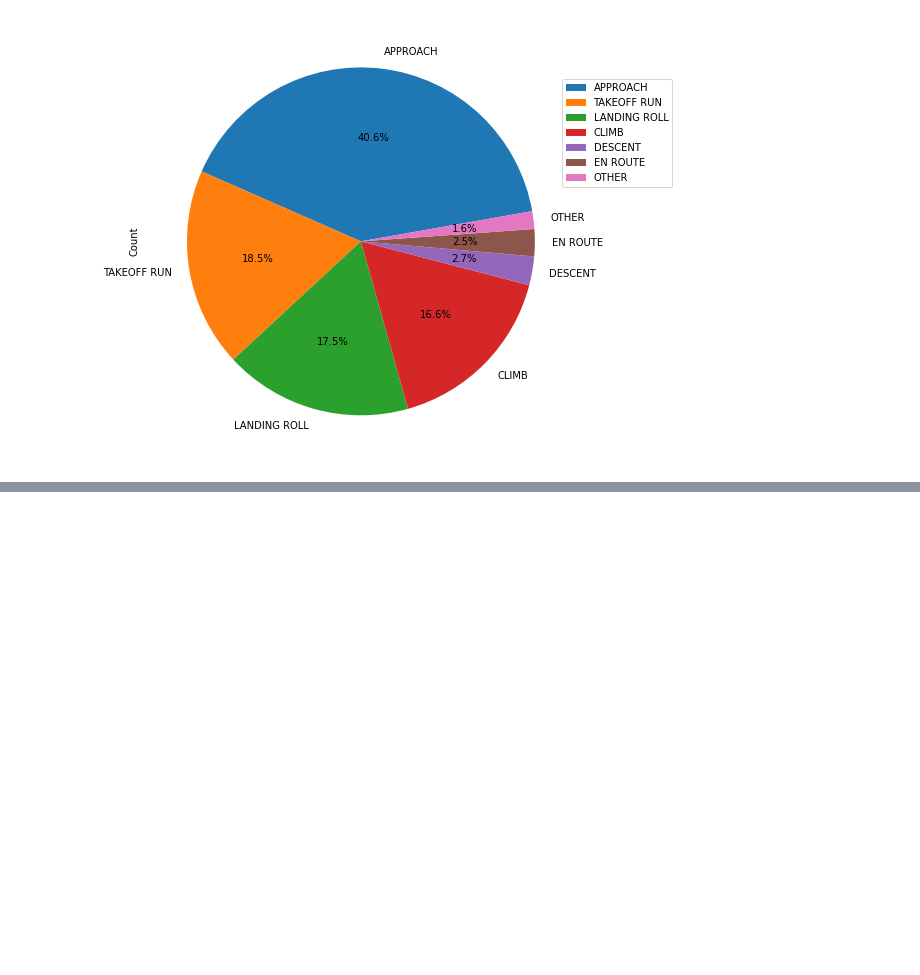
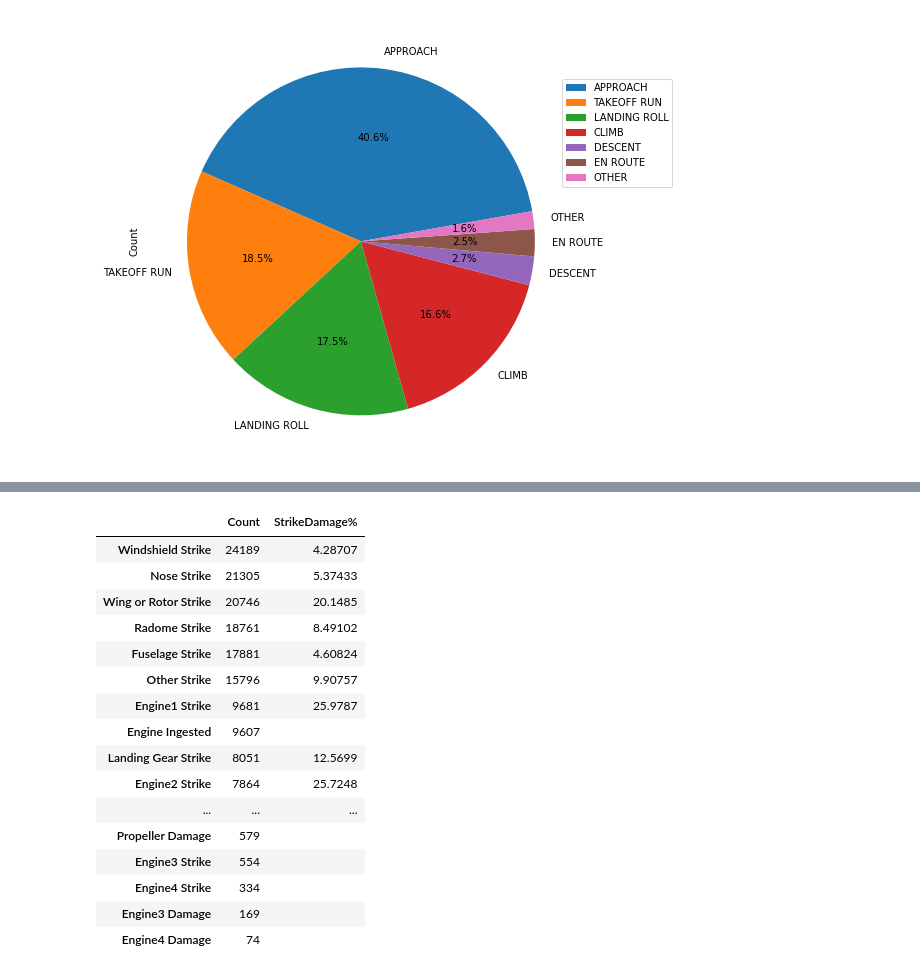
Before and after one commit to jagnoor/Aircraft-Wildlife-Strikes, a Jupyter notebook: planeVsBird_2.ipynb, the cells around one changed output, grey strips where cells are left out. Saved outputs shown, nothing was run; the diff lists cells and outputs as text; code cells hidden in the pictures; blank space fills up the shorter version.

```diff
--- a/planeVsBird_2.ipynb
+++ b/planeVsBird_2.ipynb
@@ -218,3 +252,39 @@ pies.legend(loc='center left', bbox_to_anchor=(.95, .75)) #move legend off the p
+# %%
+damage_pct=orderd_stk_dmg
+# %%
+damage_pct["StrikeDamage%"] = "0" #this doesn't seem to do anything?
+damage_pct.at['Radome Strike','StrikeDamage%'] = damage_pct.at['Radome Damage','Count']/damage_pct.at['Radome Strike','Count']*100
+damage_pct.at['Windshield Strike','StrikeDamage%'] = damage_pct.at['Windshield Damage','Count']/damage_pct.at['Windshield Strike','Count']*100
+damage_pct.at['Nose Strike','StrikeDamage%'] = damage_pct.at['Nose Damage','Count']/damage_pct.at['Nose Strike','Count']*100
+damage_pct.at['Wing or Rotor Strike','StrikeDamage%'] = damage_pct.at['Wing or Rotor Damage','Count']/damage_pct.at['Wing or Rotor Strike','Count']*100
+damage_pct.at['Fuselage Strike','StrikeDamage%'] = damage_pct.at['Fuselage Damage','Count']/damage_pct.at['Fuselage Strike','Count']*100
+damage_pct.at['Other Strike','StrikeDamage%'] = damage_pct.at['Other Damage','Count']/damage_pct.at['Other Strike','Count']*100
+damage_pct.at['Engine1 Strike','StrikeDamage%'] = damage_pct.at['Engine1 Damage','Count']/damage_pct.at['Engine1 Strike','Count']*100
+damage_pct.at['Landing Gear Strike','StrikeDamage%'] = damage_pct.at['Landing Gear Damage','Count']/damage_pct.at['Landing Gear Strike','Count']*100
+damage_pct.at['Engine2 Strike','StrikeDamage%'] = damage_pct.at['Engine2 Damage','Count']/damage_pct.at['Engine2 Strike','Count']*100
+damage_pct.at['Lights Strike','StrikeDamage%'] = damage_pct.at['Lights Damage','Count']/damage_pct.at['Lights Strike','Count']*100
+# %%
+damage_pct["StrikeDamage%"] = "0"
+damage_pct_orderd#= damage_pct.sort_values("StrikeDamage%",ascending=False)
+#damage_pct_orderd
+# %% [output]
+|  | Count | StrikeDamage% |
+| Windshield Strike | 24189 | 4.28707 |
+| Nose Strike | 21305 | 5.37433 |
+| Wing or Rotor Strike | 20746 | 20.1485 |
+| Radome Strike | 18761 | 8.49102 |
+| Fuselage Strike | 17881 | 4.60824 |
+| Other Strike | 15796 | 9.90757 |
+| Engine1 Strike | 9681 | 25.9787 |
+| Engine Ingested | 9607 |  |
+| Landing Gear Strike | 8051 | 12.5699 |
+| Engine2 Strike | 7864 | 25.7248 |
+| ... | ... | ... |
+| Propeller Damage | 579 |  |
+| Engine3 Strike | 554 |  |
+| Engine4 Strike | 334 |  |
+| Engine3 Damage | 169 |  |
+| Engine4 Damage | 74 |  |
 # %%
 # Alyssa ^^^
 subset_wkingdom_df.groupby(['Flight Phase', 'Animal_Kingdom'])
```
Also changed, not shown: parts of 8 cells of this notebook.
